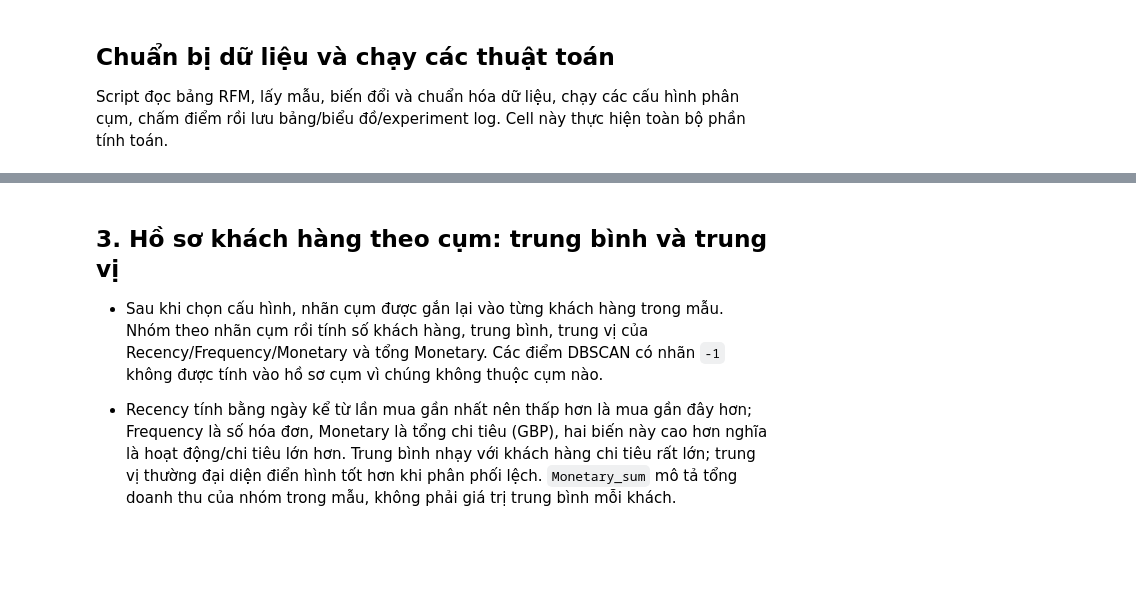
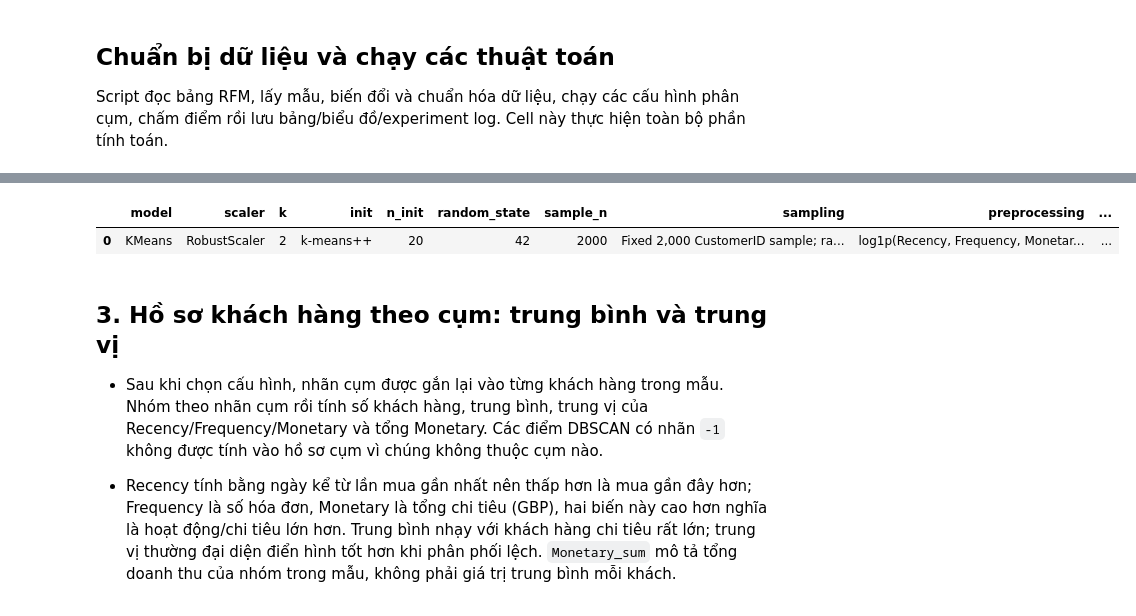
Before and after one commit to Haruki107206/sgu26_ML_nhom06, a Jupyter notebook: Online_Retail_II_GiaiDoan1/02_Thuc_nghiem_phan_cum.ipynb, the cells around one changed output, grey strips where cells are left out. Saved outputs shown, nothing was run; the diff lists cells and outputs as text; code cells hidden in the pictures; blank space fills up the shorter version.

```diff
--- a/Online_Retail_II_GiaiDoan1/02_Thuc_nghiem_phan_cum.ipynb
+++ b/Online_Retail_II_GiaiDoan1/02_Thuc_nghiem_phan_cum.ipynb
@@ -81,3 +86,14 @@ display(selected)
+# %%
+decision = pd.read_csv(TABLES / 'model_decision_exp034_exp036.csv')
+display(Markdown('### Bảng quyết định EXP-034 đến EXP-036 và các đánh đổi'))
+display(decision.sort_values('silhouette', ascending=False, na_position='last'))
+
+selected = pd.read_csv(TABLES / 'selected_clustering_model.csv')
+display(Markdown('### Cấu hình cuối cùng được chọn'))
+display(selected)
+# %% [output]
+|  | model | scaler | k | init | n_init | random_state | sample_n | sampling | preprocessing | ... |
+| 0 | KMeans | RobustScaler | 2 | k-means++ | 20 | 42 | 2000 | Fixed 2,000 CustomerID sample; ra... | log1p(Recency, Frequency, Monetar... | ... |
 # %% [markdown]
 ## 3. Hồ sơ khách hàng theo cụm: trung bình và trung vị
 
```
Also changed, not shown: parts of 9 cells of this notebook, 33 other files.
